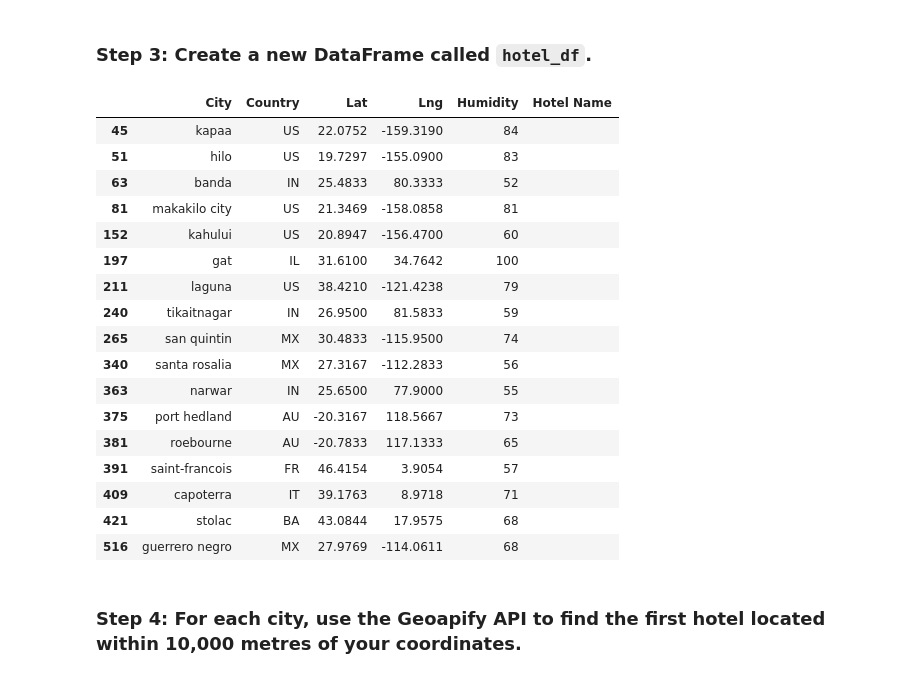
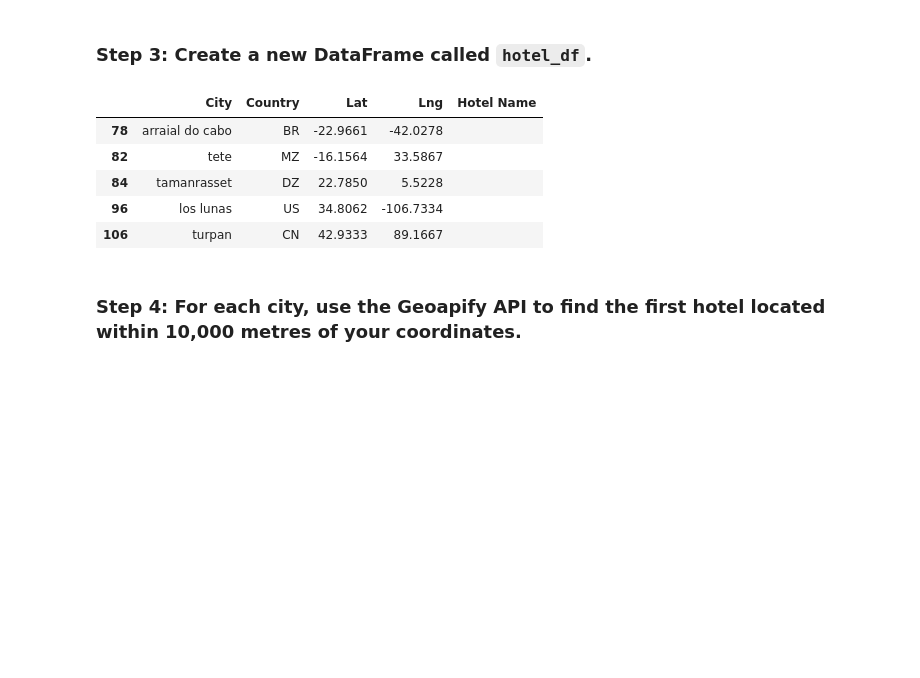
Before and after one commit to martcan/python-api-challenge, a Jupyter notebook: VacationPy.ipynb, the cells around one changed output. Saved outputs shown, nothing was run; the diff lists cells and outputs as text; code cells hidden in the pictures; blank space fills up the shorter version.

```diff
--- a/VacationPy.ipynb
+++ b/VacationPy.ipynb
@@ -17,7 +17,7 @@ from api_keys import geoapify_key
 [interactive output not drawn]
 # %%
 # Load the CSV file created in Part 1 into a Pandas DataFrame
-city_data_df = pd.read_csv("../output_data/cities.csv")
+city_data_df = pd.read_csv("output_data/cities.csv")
 
 # Display sample data
 city_data_df.head()
@@ -46,12 +57,16 @@ city_data_df.head()
 ### Step 2: Narrow down the `city_data_df` DataFrame to find your ideal weather condition
 # %%
 # Narrow down cities that fit criteria and drop any results with null values
-# YOUR CODE HERE
+filtered_city_data_df=city_data_df[(city_data_df["Max Temp"]<27)&
+                                   (city_data_df["Max Temp"]>21)&
+                                   (city_data_df["Wind Speed"]<4.5)&
+                                    (city_data_df["Cloudiness"]==0)
+]
 
 # Drop any rows with null values
-# YOUR CODE HERE
+cleaned_city_data_df=filtered_city_data_df.dropna()
 
 # Display sample data
-# YOUR CODE HERE
+cleaned_city_data_df.head()
 # %% [output]
 |  | City_ID | City | Lat | Lng | Max Temp | Humidity | Cloudiness | Wind Speed | Country | Date |
@@ -76,32 +79,21 @@ city_data_df.head()
 ### Step 3: Create a new DataFrame called `hotel_df`.
 # %%
 # Use the Pandas copy function to create DataFrame called hotel_df to store the city, country, coordinates, and humidity
-# YOUR CODE HERE
+hotel_df=cleaned_city_data_df.iloc[:,[1,8,2,3]].copy()
+
 
 # Add an empty column, "Hotel Name," to the DataFrame so you can store the hotel found using the Geoapify API
-# YOUR CODE HERE
+hotel_df['Hotel Name'] = ''
 
 # Display sample data
-# YOUR CODE HERE
+hotel_df.head()
 # %% [output]
-|  | City | Country | Lat | Lng | Humidity | Hotel Name |
-| 45 | kapaa | US | 22.0752 | -159.3190 | 84 |  |
-| 51 | hilo | US | 19.7297 | -155.0900 | 83 |  |
-| 63 | banda | IN | 25.4833 | 80.3333 | 52 |  |
-| 81 | makakilo city | US | 21.3469 | -158.0858 | 81 |  |
-| 152 | kahului | US | 20.8947 | -156.4700 | 60 |  |
-| 197 | gat | IL | 31.6100 | 34.7642 | 100 |  |
-| 211 | laguna | US | 38.4210 | -121.4238 | 79 |  |
-| 240 | tikaitnagar | IN | 26.9500 | 81.5833 | 59 |  |
-| 265 | san quintin | MX | 30.4833 | -115.9500 | 74 |  |
-| 340 | santa rosalia | MX | 27.3167 | -112.2833 | 56 |  |
-| 363 | narwar | IN | 25.6500 | 77.9000 | 55 |  |
-| 375 | port hedland | AU | -20.3167 | 118.5667 | 73 |  |
-| 381 | roebourne | AU | -20.7833 | 117.1333 | 65 |  |
-| 391 | saint-francois | FR | 46.4154 | 3.9054 | 57 |  |
-| 409 | capoterra | IT | 39.1763 | 8.9718 | 71 |  |
-| 421 | stolac | BA | 43.0844 | 17.9575 | 68 |  |
-| 516 | guerrero negro | MX | 27.9769 | -114.0611 | 68 |  |
+|  | City | Country | Lat | Lng | Hotel Name |
+| 78 | arraial do cabo | BR | -22.9661 | -42.0278 |  |
+| 82 | tete | MZ | -16.1564 | 33.5867 |  |
+| 84 | tamanrasset | DZ | 22.7850 | 5.5228 |  |
+| 96 | los lunas | US | 34.8062 | -106.7334 |  |
+| 106 | turpan | CN | 42.9333 | 89.1667 |  |
 # %% [markdown]
 ### Step 4: For each city, use the Geoapify API to find the first hotel located within 10,000 metres of your coordinates.
 # %%
```
Also changed, not shown: parts of 5 cells of this notebook, 2 other files.
